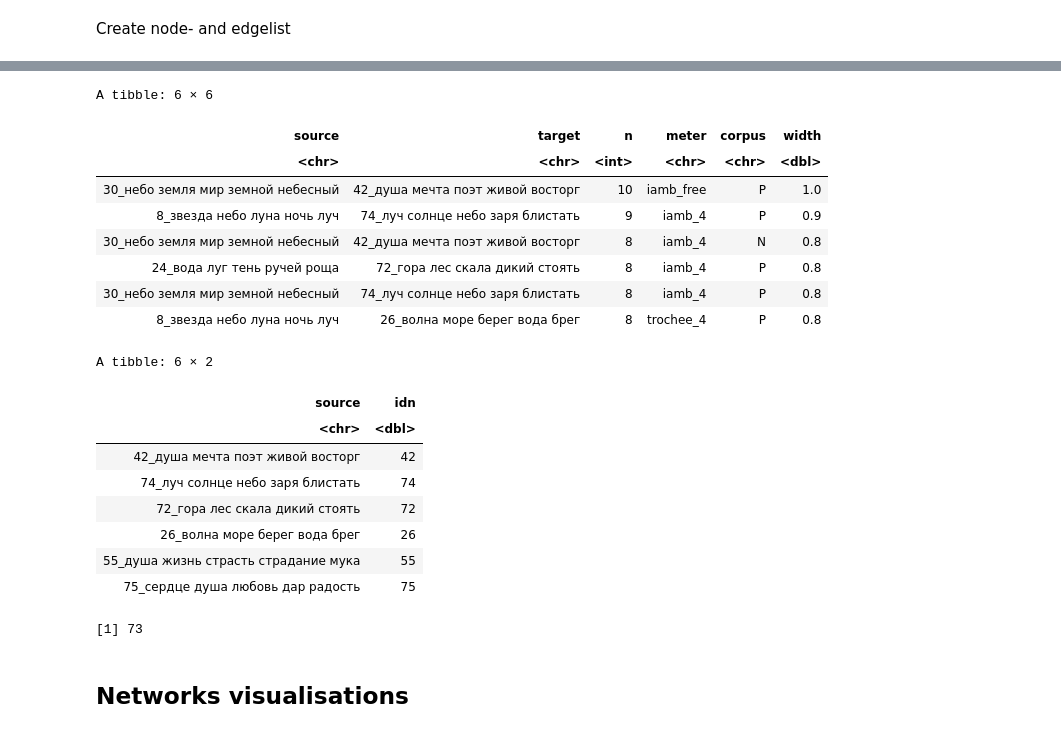
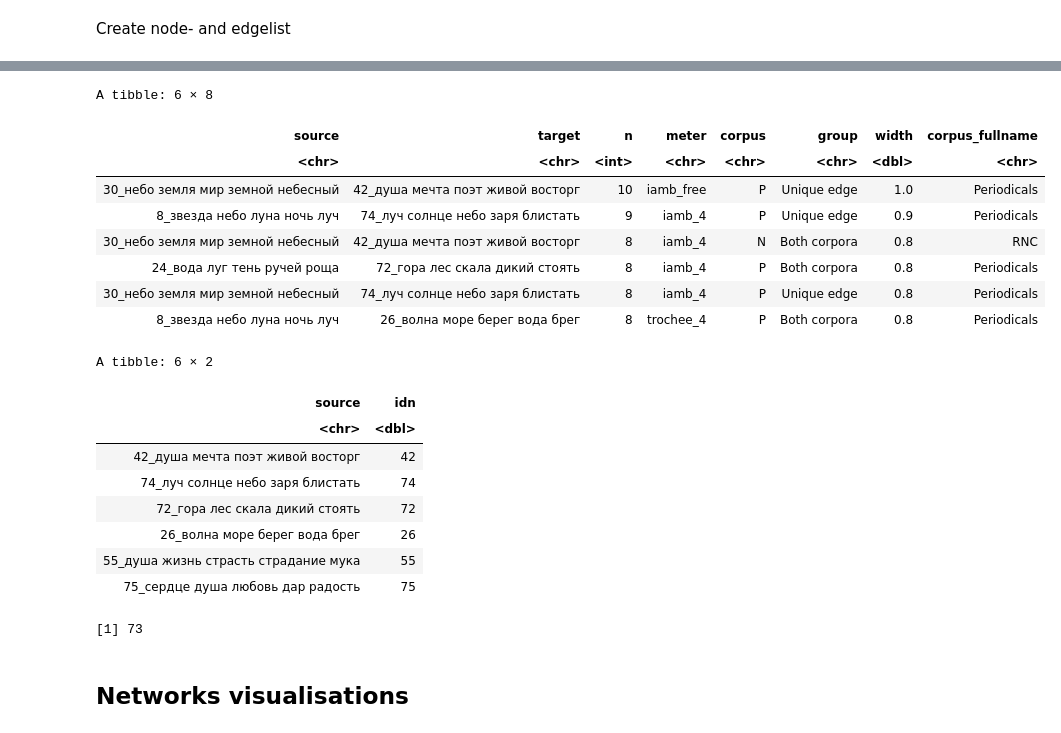
Before and after one commit to tonyamart/iamb_networks, a Jupyter notebook: scr/03_02_Networks_periodicals.ipynb, the cells around one changed output, grey strips where cells are left out. Drawn from its saved outputs; the diff is of its cells as text; code cells hidden in the pictures.

```diff
--- a/scr/03_02_Networks_periodicals.ipynb
+++ b/scr/03_02_Networks_periodicals.ipynb
@@ -399,3 +382,20 @@ A tibble: 6 × 6
 | trochee_4 | P | 8 26 | 8_звезда небо луна ночь луч | 26_волна море берег вода брег | 8 |
 # %% [markdown]
 Create node- and edgelist
+# %%
+edges_rnc <- links_1830 %>%
+    mutate(meter_edge = paste0(meter, "__", edge_id)) %>%
+    filter(corpus == "N") %>%
+    pull(meter_edge)
+
+edges_per <- links_1830 |>
+    mutate(meter_edge = paste0(meter, "__", edge_id)) %>%
+    filter(corpus == "P") %>%
+    pull(meter_edge)
+
+head(edges_rnc)
+head(edges_per)
+
+edges_intersection <- intersect(edges_rnc, edges_per)
+print("Intersection between built edges:")
+head(edges_intersection)
@@ -402,25 +410,28 @@ Create node- and edgelist
 # %%
 edgelist <- links_1830 %>%
-  select(source, target, n, meter, corpus) %>%
-  mutate(width = n/10)
+    mutate(meter_edge = paste0(meter, "__", edge_id),
+          group = ifelse(meter_edge %in% edges_intersection, "Both corpora", "Unique edge")) %>%
+    select(source, target, n, meter, corpus, group) %>%
+    mutate(width = n/10,
+          corpus_fullname = ifelse(corpus == "P", "Periodicals", "RNC"))
 
 nodelist <- tibble(source = unique(c(links_1830$target,
                                      links_1830$source))) %>%
   mutate(idn = as.numeric(str_replace(source, "^([0-9].*?)_.*", "\\1")))
 
 head(edgelist)
 head(nodelist)
 nrow(nodelist)
 # %% [output]
-A tibble: 6 × 6
+A tibble: 6 × 8
-| source | target | n | meter | corpus | width |
-| <chr> | <chr> | <int> | <chr> | <chr> | <dbl> |
-| 30_небо земля мир земной небесный | 42_душа мечта поэт живой восторг | 10 | iamb_free | P | 1.0 |
-| 8_звезда небо луна ночь луч | 74_луч солнце небо заря блистать | 9 | iamb_4 | P | 0.9 |
-| 30_небо земля мир земной небесный | 42_душа мечта поэт живой восторг | 8 | iamb_4 | N | 0.8 |
-| 24_вода луг тень ручей роща | 72_гора лес скала дикий стоять | 8 | iamb_4 | P | 0.8 |
-| 30_небо земля мир земной небесный | 74_луч солнце небо заря блистать | 8 | iamb_4 | P | 0.8 |
-| 8_звезда небо луна ночь луч | 26_волна море берег вода брег | 8 | trochee_4 | P | 0.8 |
+| source | target | n | meter | corpus | group | width | corpus_fullname |
+| <chr> | <chr> | <int> | <chr> | <chr> | <chr> | <dbl> | <chr> |
+| 30_небо земля мир земной небесный | 42_душа мечта поэт живой восторг | 10 | iamb_free | P | Unique edge | 1.0 | Periodicals |
+| 8_звезда небо луна ночь луч | 74_луч солнце небо заря блистать | 9 | iamb_4 | P | Unique edge | 0.9 | Periodicals |
+| 30_небо земля мир земной небесный | 42_душа мечта поэт живой восторг | 8 | iamb_4 | N | Both corpora | 0.8 | RNC |
+| 24_вода луг тень ручей роща | 72_гора лес скала дикий стоять | 8 | iamb_4 | P | Both corpora | 0.8 | Periodicals |
+| 30_небо земля мир земной небесный | 74_луч солнце небо заря блистать | 8 | iamb_4 | P | Unique edge | 0.8 | Periodicals |
+| 8_звезда небо луна ночь луч | 26_волна море берег вода брег | 8 | trochee_4 | P | Both corpora | 0.8 | Periodicals |
 A tibble: 6 × 2
 | source | idn |
 | <chr> | <dbl> |
```
Also changed, not shown: parts of 28 cells of this notebook, 2 other files.
